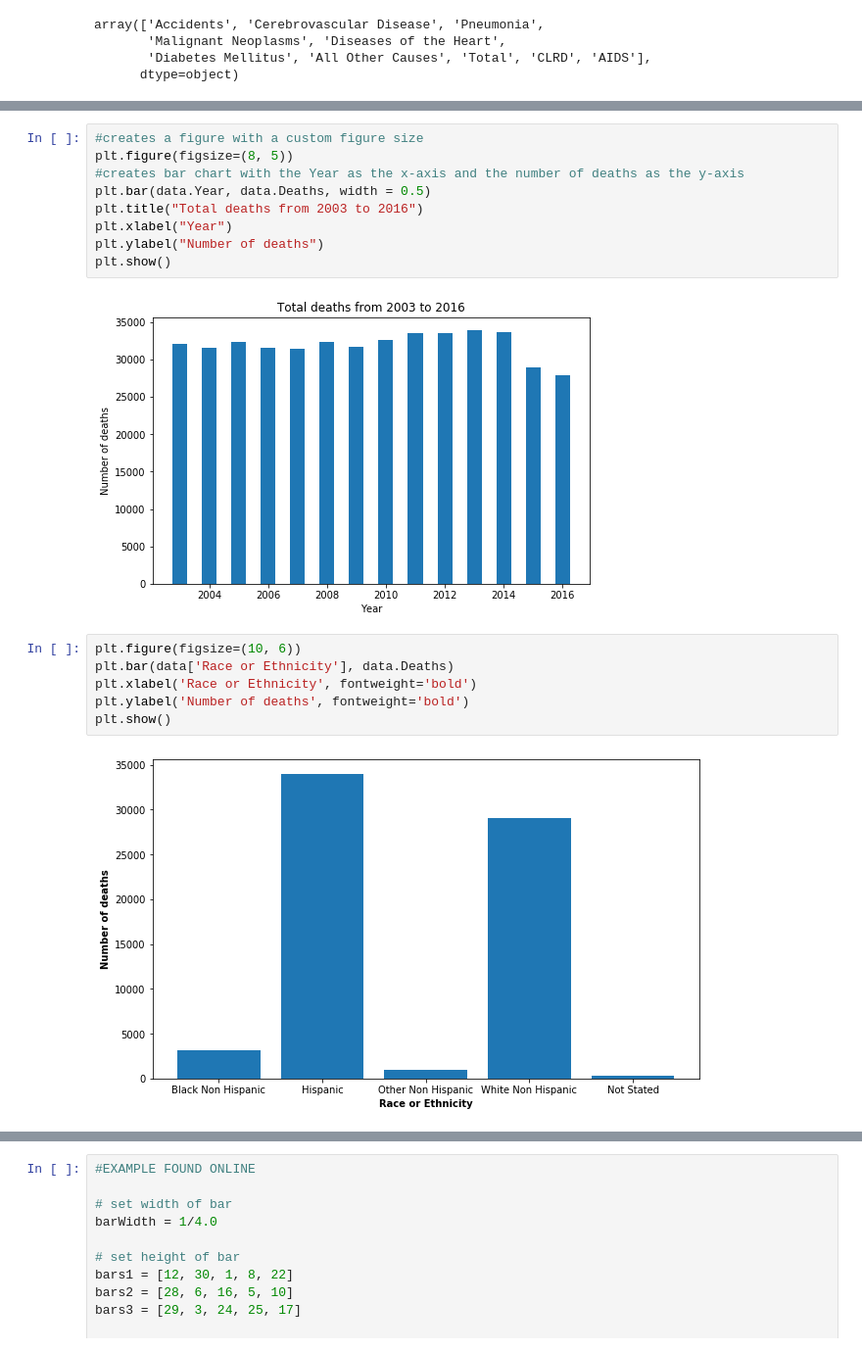
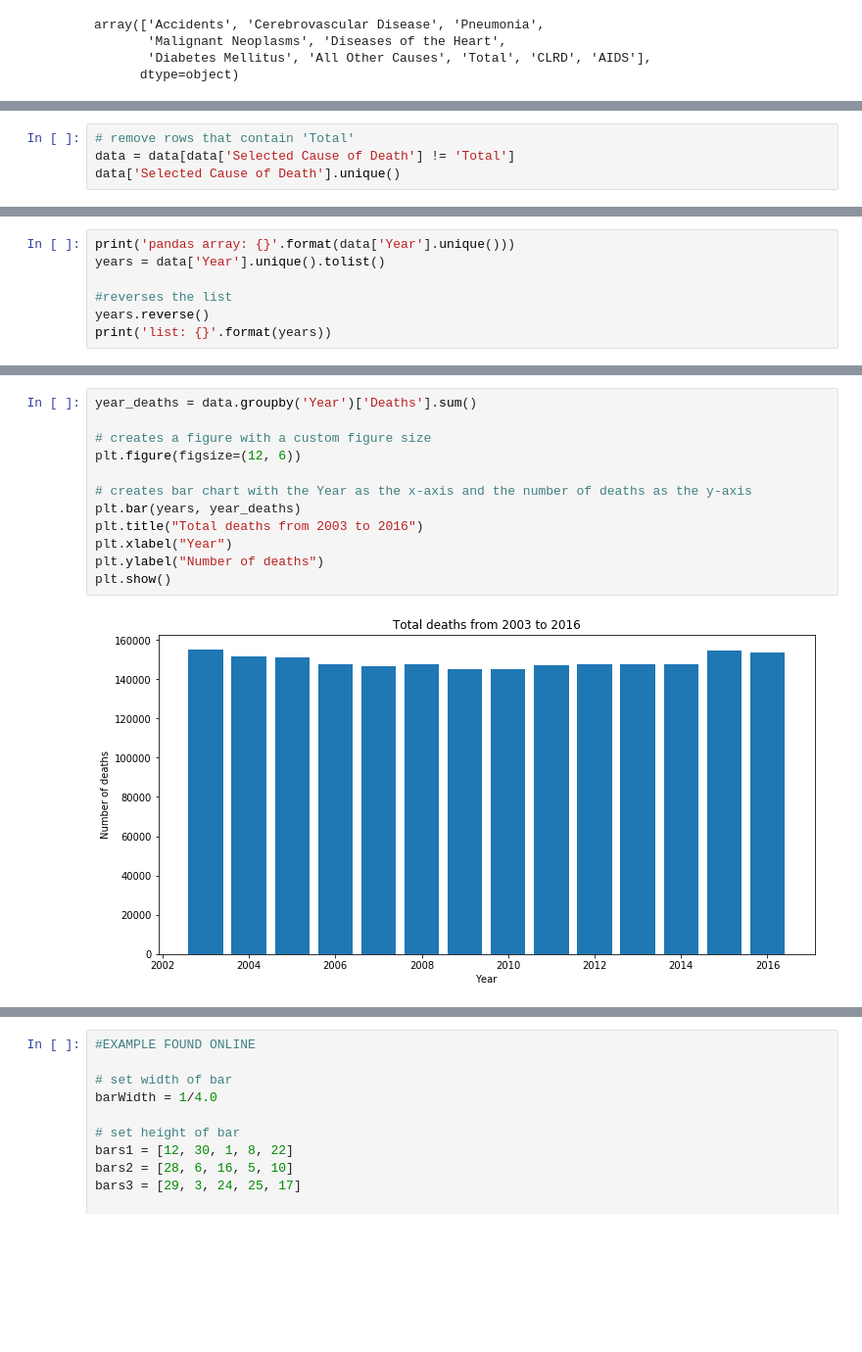
Before and after one commit to daniel-a-r/LAGCC-Data-Structures-Project, a Jupyter notebook: MAC 286 Project.ipynb, the cells around one changed output, grey strips where cells are left out. Shown at 98% size. Saved outputs shown, nothing was run; the diff lists cells and outputs as text; blank space fills up the shorter version.

Commit message:
Add more graphs

```diff
--- a/MAC 286 Project.ipynb
+++ b/MAC 286 Project.ipynb
@@ -103,0 +60,4 @@ list: [2003, 2004, 2005, 2006, 2007, 2008, 2009, 2010, 2011, 2012, 2013, 2014, 2
+# %%
+# remove rows that contain 'Total'
+data = data[data['Selected Cause of Death'] != 'Total']
+data['Selected Cause of Death'].unique()
@@ -103,0 +69,7 @@ list: [2003, 2004, 2005, 2006, 2007, 2008, 2009, 2010, 2011, 2012, 2013, 2014, 2
+# %%
+print('pandas array: {}'.format(data['Year'].unique()))
+years = data['Year'].unique().tolist()
+
+#reverses the list
+years.reverse()
+print('list: {}'.format(years))
@@ -104,19 +98,14 @@ list: [2003, 2004, 2005, 2006, 2007, 2008, 2009, 2010, 2011, 2012, 2013, 2014, 2
 # %%
-#creates a figure with a custom figure size
-plt.figure(figsize=(8, 5))
-#creates bar chart with the Year as the x-axis and the number of deaths as the y-axis
-plt.bar(data.Year, data.Deaths, width = 0.5)
+year_deaths = data.groupby('Year')['Deaths'].sum()
+
+# creates a figure with a custom figure size
+plt.figure(figsize=(12, 6))
+
+# creates bar chart with the Year as the x-axis and the number of deaths as the y-axis
+plt.bar(years, year_deaths)
 plt.title("Total deaths from 2003 to 2016")
 plt.xlabel("Year")
 plt.ylabel("Number of deaths")
 plt.show()
 # %% [output]
-[figure, old version]
+[figure, new version]
-# %%
-plt.figure(figsize=(10, 6))
-plt.bar(data['Race or Ethnicity'], data.Deaths)
-plt.xlabel('Race or Ethnicity', fontweight='bold')
-plt.ylabel('Number of deaths', fontweight='bold')
-plt.show()
-# %% [output]
-[figure, removed]
```
Also changed, not shown: parts of 24 cells of this notebook.
